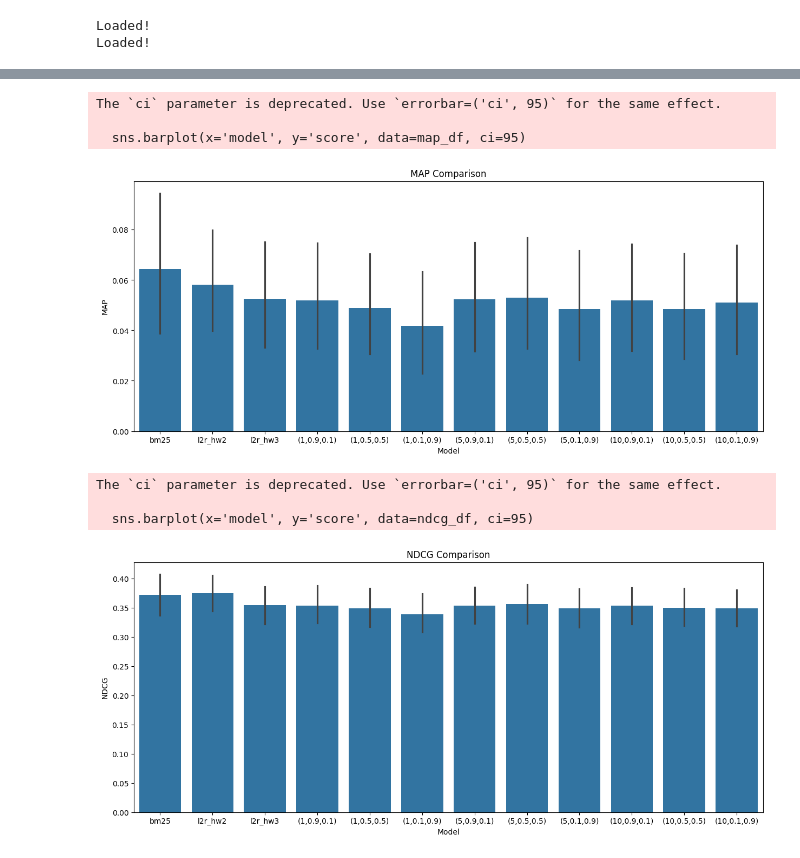
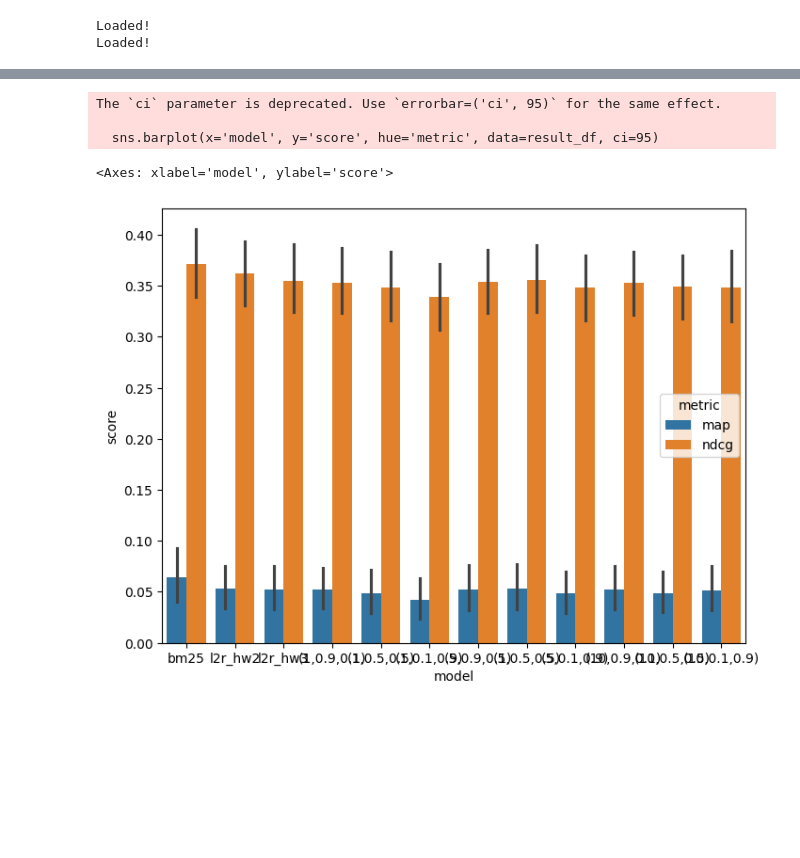
Before and after one commit to uso-tsuki0/si650hw4, a Jupyter notebook: starter-code/hw4.ipynb, the cells around one changed output, grey strips where cells are left out. Drawn from its saved outputs; the diff is of its cells as text; code cells hidden in the pictures; blank space fills up the shorter version.

```diff
--- a/starter-code/hw4.ipynb
+++ b/starter-code/hw4.ipynb
@@ -698,7 +701,6 @@ with open(wiki_path, 'r') as f:
         doc = json.loads(line)
         docid_text_map[int(doc['docid'])] = ' '.join(doc['text'].split(' ')[:500])
 ce_scorer = CrossEncoderScorer(docid_text_map, 'cross-encoder/msmarco-MiniLM-L6-en-de-v1')
-ce_scorer = CrossEncoderScorer(docid_text_map, 'cross-encoder/msmarco-MiniLM-L6-en-de-v1')
 # %% [output]
 Loaded!
 Loaded!
@@ -762,10 +776,12 @@ And if memory is not enough, you can set `force_col_wise=true`.
 [LightGBM] [Info] Number of data points in the train set: 11916, number of used features: 128
 # %%
 result = run_relevance_tests('training_data/hw2_relevance.test.csv', ranker=hw3_l2r_ranker)
-map_mp['score'] += result['map_list']
-map_mp['model'] += ['l2r_hw3']*len(result['map_list'])
-ndcg_mp['score'] += result['ndcg_list']
-ndcg_mp['model'] += ['l2r_hw3']*len(result['ndcg_list'])
+mp['score'] += result['map_list']
+mp['metric'] += ['map']*len(result['map_list'])
+mp['model'] += ['l2r_hw3']*len(result['map_list'])
+mp['score'] += result['ndcg_list']
+mp['metric'] += ['ndcg']*len(result['ndcg_list'])
+mp['model'] += ['l2r_hw3']*len(result['ndcg_list'])
 # %%
 argument_set = [
     (1, 0.9, 0.1),
@@ -785,35 +801,22 @@ for doc_num, a, b in argument_set:
         'pseudofeedback_beta': b
     }
     result = run_relevance_tests('training_data/hw2_relevance.test.csv', ranker=hw3_l2r_ranker, ranker_args=query_args)
-    map_mp['score'] += result['map_list']
-    map_mp['model'] += [f'({doc_num},{a},{round(1-a, 1)})']*len(result['map_list'])
-    ndcg_mp['score'] += result['ndcg_list']
-    ndcg_mp['model'] += [f'({doc_num},{a},{round(1-a, 1)})']*len(result['ndcg_list'])
+    mp['score'] += result['map_list']
+    mp['metric'] += ['map']*len(result['map_list'])
+    mp['model'] += [f'({doc_num},{a},{b})']*len(result['map_list'])
+    mp['score'] += result['ndcg_list']
+    mp['metric'] += ['ndcg']*len(result['ndcg_list'])
+    mp['model'] += [f'({doc_num},{a},{b})']*len(result['ndcg_list'])
 # %%
 import matplotlib.pyplot as plt
 import seaborn as sns
 
-map_df = pd.DataFrame(map_mp)
-ndcg_df = pd.DataFrame(ndcg_mp)
-
-plt.figure(figsize=(15, 6))
-sns.barplot(x='model', y='score', data=map_df, ci=95)
-plt.xlabel('Model')
-plt.ylabel('MAP')
-plt.title('MAP Comparison')
-plt.show()
-plt.figure(figsize=(15, 6))
-sns.barplot(x='model', y='score', data=ndcg_df, ci=95)
-plt.xlabel('Model')
-plt.ylabel('NDCG')
-plt.title('NDCG Comparison')
-plt.show()
+result_df = pd.DataFrame(mp)
+plt.figure(figsize=(15,10))
+sns.barplot(x='model', y='score', hue='metric', data=result_df, ci=95)
 # %% [output]
 The `ci` parameter is deprecated. Use `errorbar=('ci', 95)` for the same effect.
 
-  sns.barplot(x='model', y='score', data=map_df, ci=95)
+  sns.barplot(x='model', y='score', hue='metric', data=result_df, ci=95)
+<Axes: xlabel='model', ylabel='score'>
-[figure, old version]
+[figure, new version]
-The `ci` parameter is deprecated. Use `errorbar=('ci', 95)` for the same effect.
-
-  sns.barplot(x='model', y='score', data=ndcg_df, ci=95)
-[figure, removed]
```
Also changed, not shown: parts of 9 cells of this notebook, 1 other file.
